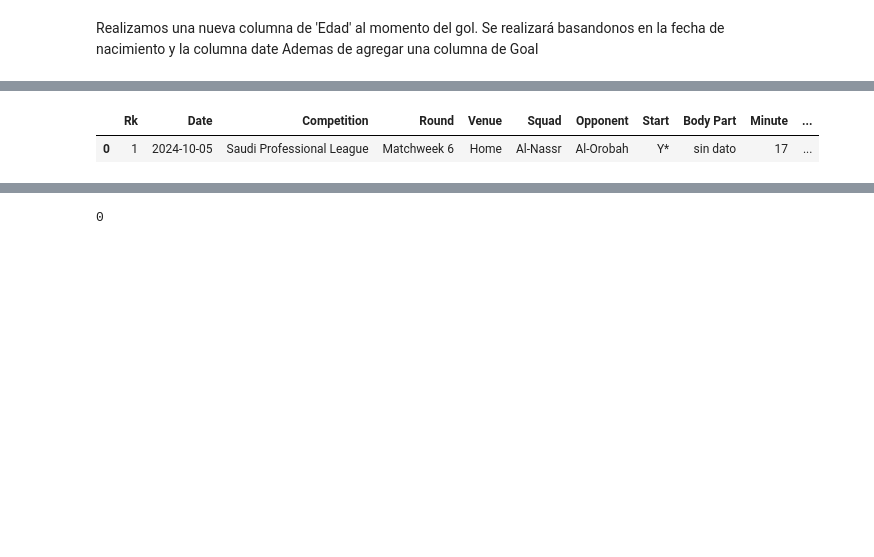
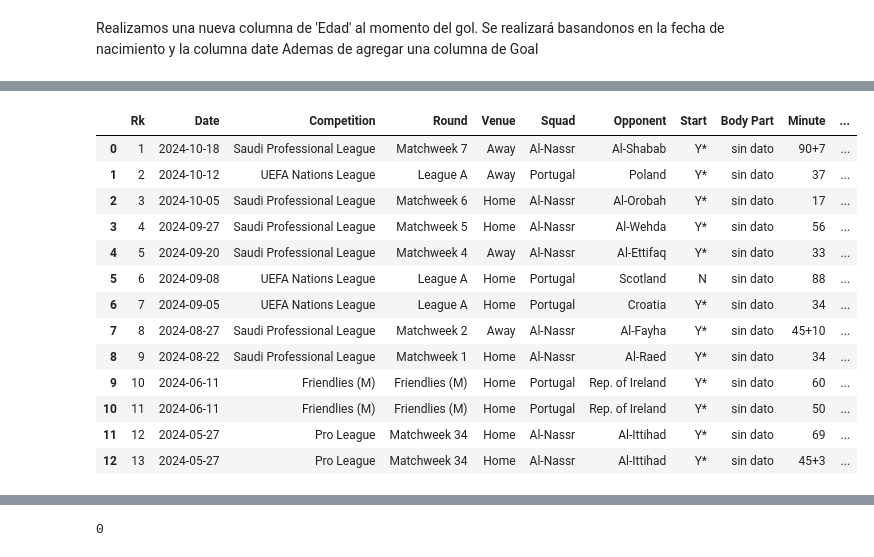
Before and after one commit to Bethcosima/RonaldoStats, a Jupyter notebook: ETL-EDA/ETL.ipynb, the cells around one changed output, grey strips where cells are left out. Saved outputs shown, nothing was run; the diff lists cells and outputs as text; code cells hidden in the pictures; blank space fills up the shorter version.

```diff
--- a/ETL-EDA/ETL.ipynb
+++ b/ETL-EDA/ETL.ipynb
@@ -339,18 +776,30 @@ ronaldo.head(1)
 # %%
-datos = ronaldo.head(11) #guardamos las primeras 11 filas que son las que realmente necesitamos
+datos = ronaldo.head(13) #guardamos las primeras 13 filas que son las que realmente necesitamos
 filas_selecc = pd.DataFrame(datos)
 
 #liberamos espacio
 del datos
 
 #agregamos la columna de Dorsal
 filas_selecc['Dorsal'] = 7
 
 #verificamos el DF
-filas_selecc.head(1)
+filas_selecc.head(13)
 # %% [output]
 |  | Rk | Date | Competition | Round | Venue | Squad | Opponent | Start | Body Part | Minute | ... |
-| 0 | 1 | 2024-10-05 | Saudi Professional League | Matchweek 6 | Home | Al-Nassr | Al-Orobah | Y* | sin dato | 17 | ... |
+| 0 | 1 | 2024-10-18 | Saudi Professional League | Matchweek 7 | Away | Al-Nassr | Al-Shabab | Y* | sin dato | 90+7 | ... |
+| 1 | 2 | 2024-10-12 | UEFA Nations League | League A | Away | Portugal | Poland | Y* | sin dato | 37 | ... |
+| 2 | 3 | 2024-10-05 | Saudi Professional League | Matchweek 6 | Home | Al-Nassr | Al-Orobah | Y* | sin dato | 17 | ... |
+| 3 | 4 | 2024-09-27 | Saudi Professional League | Matchweek 5 | Home | Al-Nassr | Al-Wehda | Y* | sin dato | 56 | ... |
+| 4 | 5 | 2024-09-20 | Saudi Professional League | Matchweek 4 | Away | Al-Nassr | Al-Ettifaq | Y* | sin dato | 33 | ... |
+| 5 | 6 | 2024-09-08 | UEFA Nations League | League A | Home | Portugal | Scotland | N | sin dato | 88 | ... |
+| 6 | 7 | 2024-09-05 | UEFA Nations League | League A | Home | Portugal | Croatia | Y* | sin dato | 34 | ... |
+| 7 | 8 | 2024-08-27 | Saudi Professional League | Matchweek 2 | Away | Al-Nassr | Al-Fayha | Y* | sin dato | 45+10 | ... |
+| 8 | 9 | 2024-08-22 | Saudi Professional League | Matchweek 1 | Home | Al-Nassr | Al-Raed | Y* | sin dato | 34 | ... |
+| 9 | 10 | 2024-06-11 | Friendlies (M) | Friendlies (M) | Home | Portugal | Rep. of Ireland | Y* | sin dato | 60 | ... |
+| 10 | 11 | 2024-06-11 | Friendlies (M) | Friendlies (M) | Home | Portugal | Rep. of Ireland | Y* | sin dato | 50 | ... |
+| 11 | 12 | 2024-05-27 | Pro League | Matchweek 34 | Home | Al-Nassr | Al-Ittihad | Y* | sin dato | 69 | ... |
+| 12 | 13 | 2024-05-27 | Pro League | Matchweek 34 | Home | Al-Nassr | Al-Ittihad | Y* | sin dato | 45+3 | ... |
 # %%
 #concatenamos los df que necesitamos
 df_concat = pd.concat([filas_selecc,cr7], ignore_index=True)
```
Also changed, not shown: parts of 138 cells of this notebook, 3 other files.
